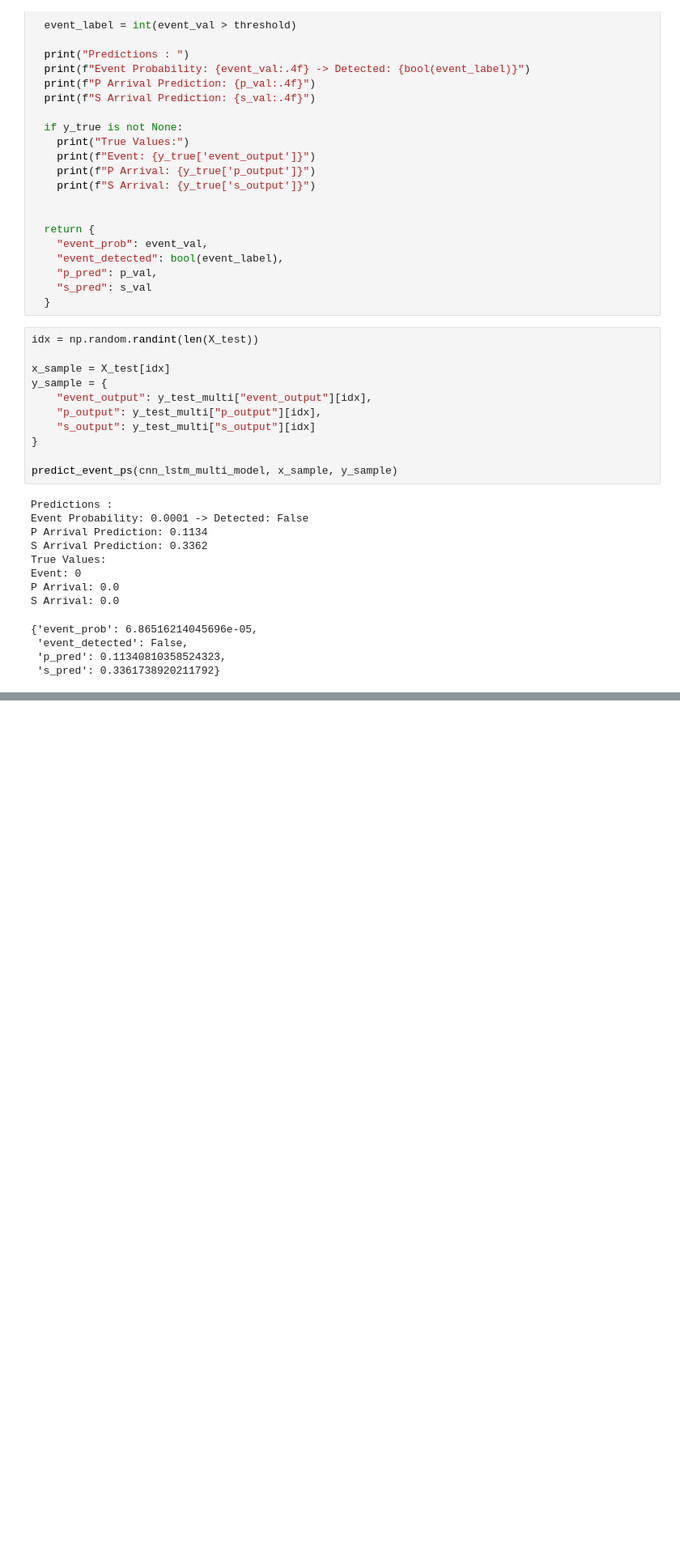
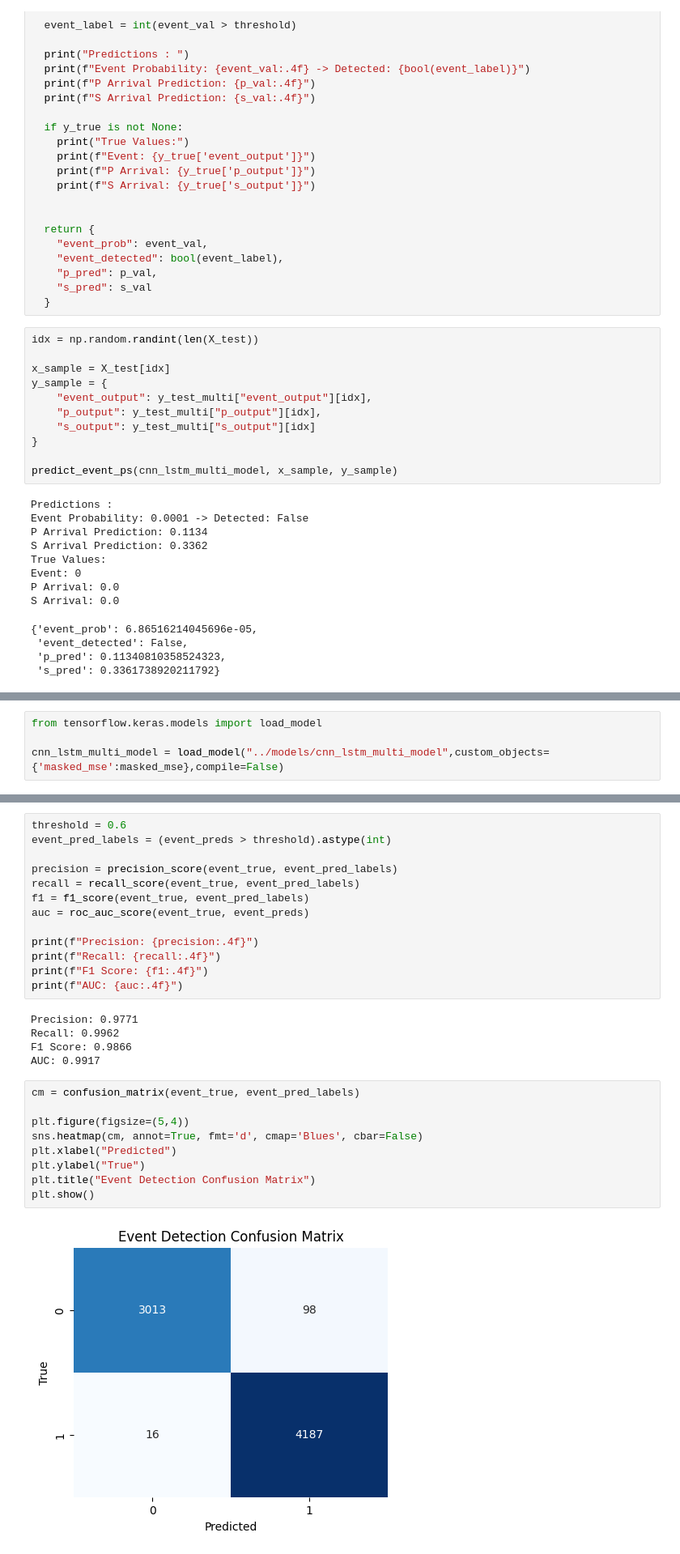
Before and after one commit to Shadabkhan2004/Earthquake-Detection, a Jupyter notebook: notebooks/mtl.ipynb, the cells around one changed output, grey strips where cells are left out. Shown at 81% size. Drawn from its saved outputs; the diff is of its cells as text; blank space fills up the shorter version.

Commit message:
Update readme.md and visualizations

```diff
--- a/notebooks/mtl.ipynb
+++ b/notebooks/mtl.ipynb
@@ -674,0 +675,4 @@ S Arrival: 0.0
+# %%
+from tensorflow.keras.models import load_model
+
+cnn_lstm_multi_model = load_model("../models/cnn_lstm_multi_model",custom_objects={'masked_mse':masked_mse},compile=False)
@@ -674,0 +705,29 @@ S Arrival: 0.0
+# %%
+threshold = 0.6
+event_pred_labels = (event_preds > threshold).astype(int)
+
+precision = precision_score(event_true, event_pred_labels)
+recall = recall_score(event_true, event_pred_labels)
+f1 = f1_score(event_true, event_pred_labels)
+auc = roc_auc_score(event_true, event_preds)
+
+print(f"Precision: {precision:.4f}")
+print(f"Recall: {recall:.4f}")
+print(f"F1 Score: {f1:.4f}")
+print(f"AUC: {auc:.4f}")
+# %% [output]
+Precision: 0.9771
+Recall: 0.9962
+F1 Score: 0.9866
+AUC: 0.9917
+# %%
+cm = confusion_matrix(event_true, event_pred_labels)
+
+plt.figure(figsize=(5,4))
+sns.heatmap(cm, annot=True, fmt='d', cmap='Blues', cbar=False)
+plt.xlabel("Predicted")
+plt.ylabel("True")
+plt.title("Event Detection Confusion Matrix")
+plt.show()
+# %% [output]
+[figure, added]
```
Also changed, not shown: parts of 11 cells of this notebook, 3 other files.
